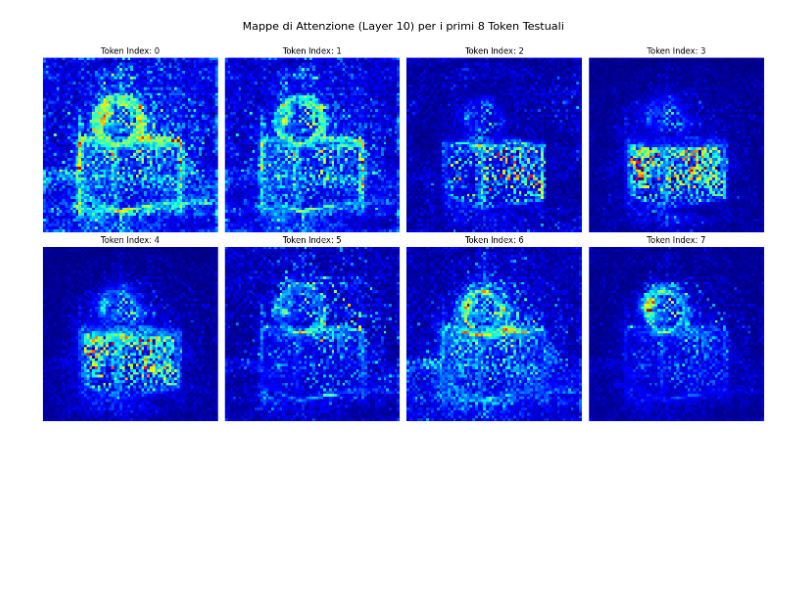
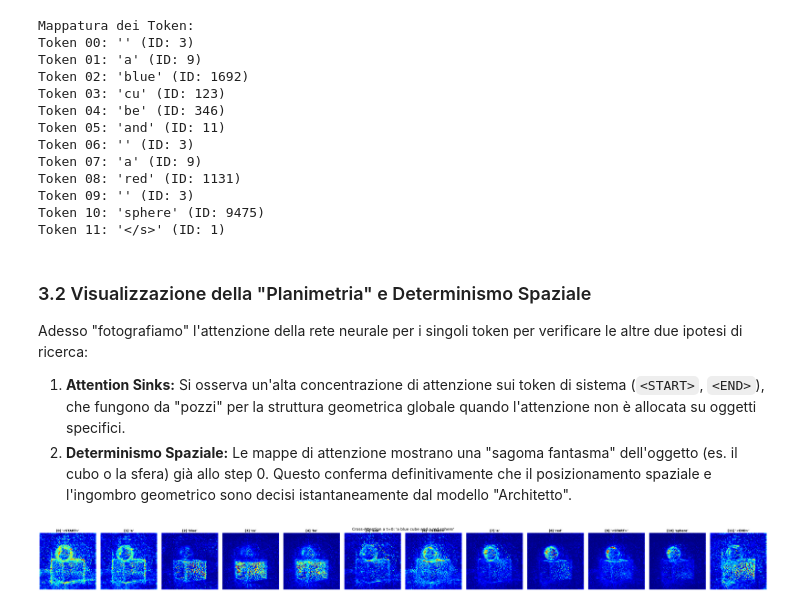
Before and after one commit to PtrTella/FlowStitch, a Jupyter notebook: local_analysis/01_dataset_explorer.ipynb, the cells around one changed output. Cells and saved outputs as stored; diff of their text form; code cells hidden in the pictures; blank space fills up the shorter version.

```diff
--- a/local_analysis/01_dataset_explorer.ipynb
+++ b/local_analysis/01_dataset_explorer.ipynb
@@ -25,33 +91,66 @@ Shape Attenzione (Layer 10): torch.Size([1, 24, 4096, 512])
+# %%
+# Carichiamo il Tokenizer (verrà scaricato la prima volta, pesa pochissimo)
+tokenizer = T5Tokenizer.from_pretrained("google/t5-v1_1-xxl")
+tokens = tokenizer(prompt_text, return_tensors="pt").input_ids[0]
+
+# Troviamo dove si trova il token </s> (ID: 1) per isolare la stringa utile
+end_idx = (tokens == 1).nonzero(as_tuple=True)[0].item()
+token_utili = tokens[:end_idx + 1]
+
+print("Mappatura dei Token:")
+for i, token in enumerate(token_utili):
+    parola = tokenizer.decode([token])
+    print(f"Token {i:02d}: '{parola.strip()}' (ID: {token.item()})")
+# %% [output]
+Mappatura dei Token:
+Token 00: '' (ID: 3)
+Token 01: 'a' (ID: 9)
+Token 02: 'blue' (ID: 1692)
+Token 03: 'cu' (ID: 123)
+Token 04: 'be' (ID: 346)
+Token 05: 'and' (ID: 11)
+Token 06: '' (ID: 3)
+Token 07: 'a' (ID: 9)
+Token 08: 'red' (ID: 1131)
+Token 09: '' (ID: 3)
+Token 10: 'sphere' (ID: 9475)
+Token 11: '</s>' (ID: 1)
+# %% [markdown]
+### 3.2 Visualizzazione della "Planimetria" e Determinismo Spaziale
+Adesso "fotografiamo" l'attenzione della rete neurale per i singoli token per verificare le altre due ipotesi di ricerca:
+
+1. **Attention Sinks:** Si osserva un'alta concentrazione di attenzione sui token di sistema (`<START>`, `<END>`), che fungono da "pozzi" per la struttura geometrica globale quando l'attenzione non è allocata su oggetti specifici.
+2. **Determinismo Spaziale:** Le mappe di attenzione mostrano una "sagoma fantasma" dell'oggetto (es. il cubo o la sfera) già allo step 0. Questo conferma definitivamente che il posizionamento spaziale e l'ingombro geometrico sono decisi istantaneamente dal modello "Architetto".
 # %%
-import numpy as np
-
 # 1. Eliminiamo il Batch e facciamo la media sulle 24 teste di attenzione
-# Da [1, 24, 4096, 512] diventerà un comodissimo [4096, 512]
 layer10 = attn['layer_10']
 attn_mean = layer10[0].mean(dim=0)
 
-# 2. Prepariamo il grafico per vedere i primi 8 token testuali
-fig, axes = plt.subplots(2, 4, figsize=(15, 8))
-axes = axes.flatten()
+n_plot = len(token_utili)
 
-for token_idx in range(8):
-    # Estraiamo la mappa per il singolo token (shape: [4096])
-    token_map_flat = attn_mean[:, token_idx]
+# Prepariamo il grafico
+fig, axes = plt.subplots(1, n_plot, figsize=(4 * n_plot, 4))
+if n_plot == 1: axes = [axes] # Gestione caso singolo
 
-    # LA MAGIA CORRETTA:
-    # 1. view(64, 64) -> ripiega in 2D
-    # 2. float() -> converte da bfloat16 a float32 standard
-    # 3. numpy() -> passa la palla a matplotlib
+for idx, token_id in enumerate(token_utili):
+    # Decodifica il token
+    parola = tokenizer.decode([token_id]).strip()
+    if parola == "": parola = "<START>"
+    if token_id.item() == 1: parola = "<END>"
+
+    # Estraiamo la mappa per il singolo token (shape: [4096]) e ripieghiamo in 2D (64x64)
+    token_map_flat = attn_mean[:, idx]
     token_map_2d = token_map_flat.view(64, 64).float().numpy()
 
     # Disegniamo la heatmap
-    ax = axes[token_idx]
-    im = ax.imshow(token_map_2d, cmap='jet') # 'jet' crea l'effetto termico blu-rosso
-    ax.set_title(f"Token Index: {token_idx}")
+    ax = axes[idx]
+    im = ax.imshow(token_map_2d, cmap='jet')
+
+    ax.set_title(f"[{idx}] '{parola}'", fontsize=14, fontweight='bold')
     ax.axis('off')
 
 plt.tight_layout()
-plt.suptitle("Mappe di Attenzione (Layer 10) per i primi 8 Token Testuali", fontsize=16, y=1.05)
+plt.suptitle(f"Cross-Attention a t=0: '{prompt_text}'", fontsize=18, y=1.05)
 plt.show()
 # %% [output]
-[figure, old version]
+[figure, new version]
```
Also changed, not shown: parts of 13 cells of this notebook, 10 other files.
